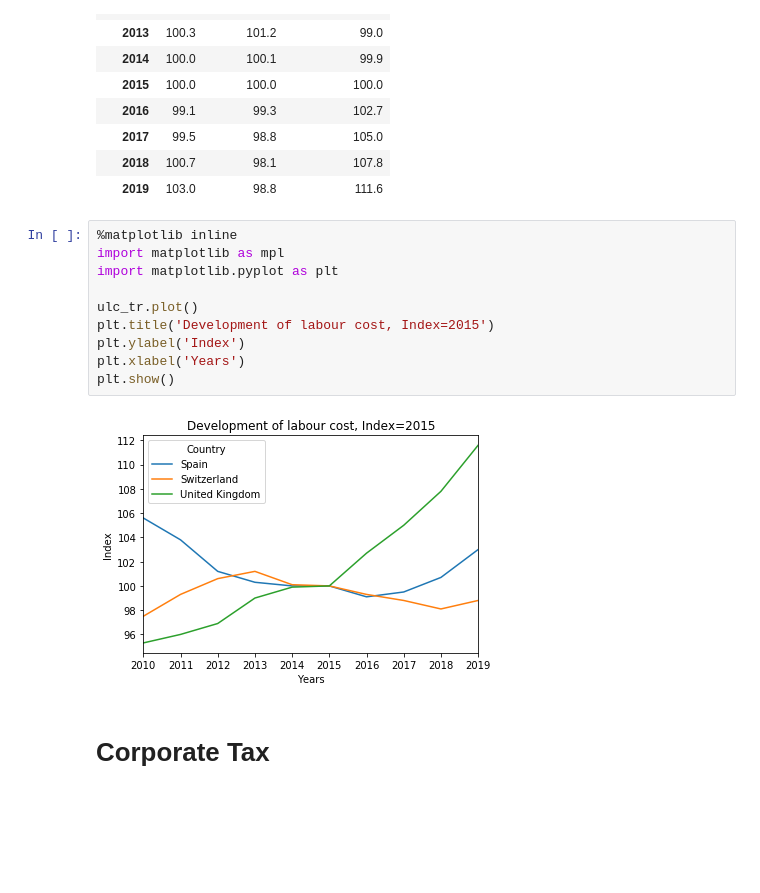
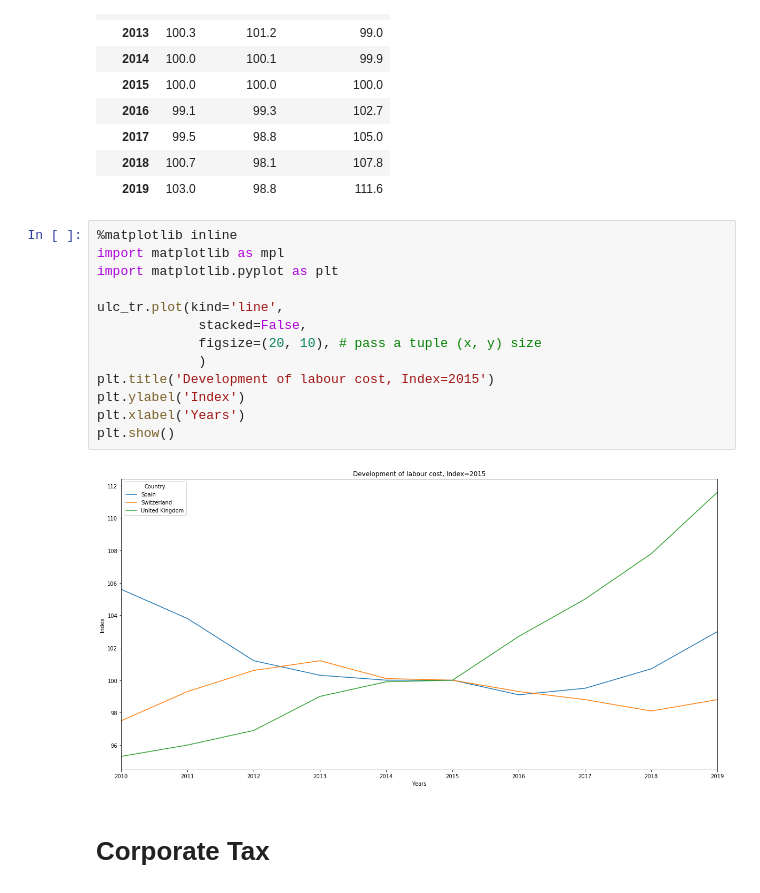
Before and after one commit to rogermoll/Capstone_project, a Jupyter notebook: Macro Economical review.ipynb, the cells around one changed output. Saved outputs shown, nothing was run; the diff lists cells and outputs as text; blank space fills up the shorter version.

```diff
--- a/Macro Economical review.ipynb
+++ b/Macro Economical review.ipynb
@@ -90,15 +93,18 @@ ulc_tr
 # %%
 %matplotlib inline
 import matplotlib as mpl
 import matplotlib.pyplot as plt
 
-ulc_tr.plot()
+ulc_tr.plot(kind='line',
+             stacked=False,
+             figsize=(20, 10), # pass a tuple (x, y) size
+             )
 plt.title('Development of labour cost, Index=2015')
 plt.ylabel('Index')
 plt.xlabel('Years')
 plt.show()
 # %% [output]
-[figure, old version]
+[figure, new version]
 # %% [markdown]
 # Corporate Tax
 # %%
```
Also changed, not shown: parts of 9 cells of this notebook.
